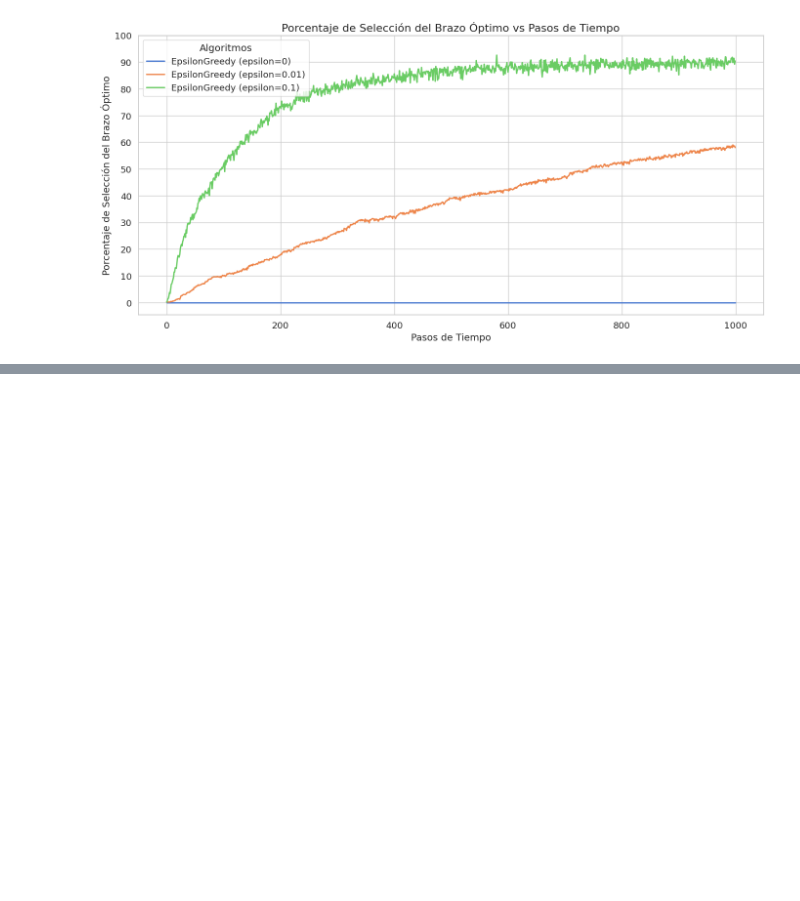
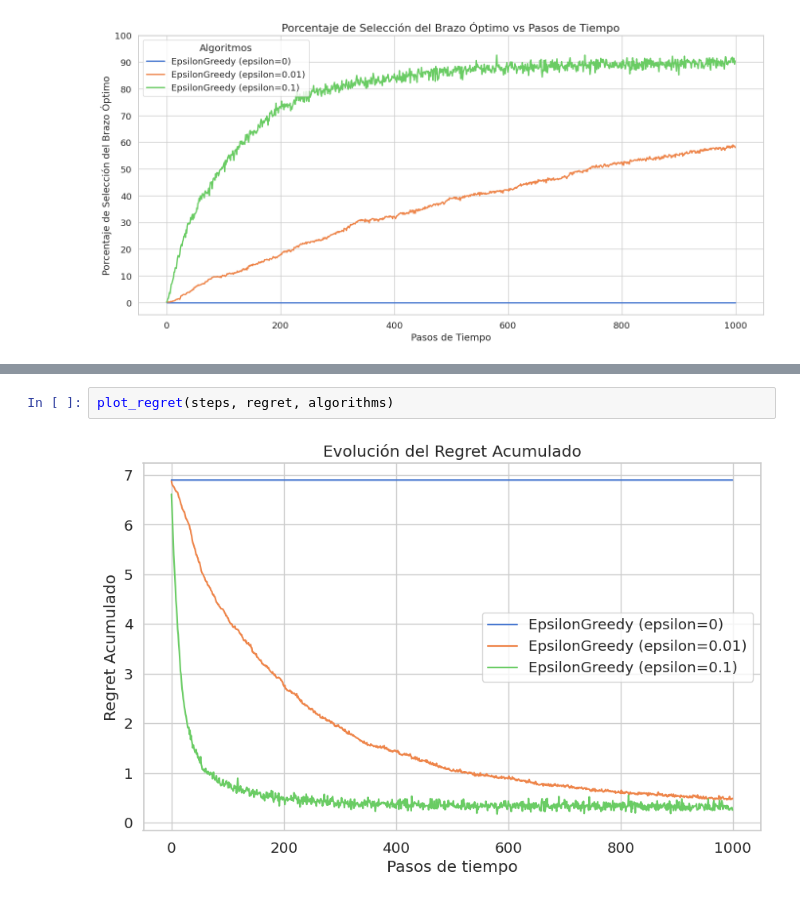
Before and after one commit to salvadeharo10/k_brazos_DHBV, a Jupyter notebook: bandit_experiments_epsilongreedy.ipynb, the cells around one changed output, grey strips where cells are left out. Saved outputs shown, nothing was run; the diff lists cells and outputs as text; blank space fills up the shorter version.

```diff
--- a/bandit_experiments_epsilongreedy.ipynb
+++ b/bandit_experiments_epsilongreedy.ipynb
@@ -276,0 +347,4 @@ plot_arm_statistics(arm_stats, algorithms)
+# %%
+plot_regret(steps, regret, algorithms)
+# %% [output]
+[figure, added]
```
Also changed, not shown: parts of 29 cells of this notebook.
